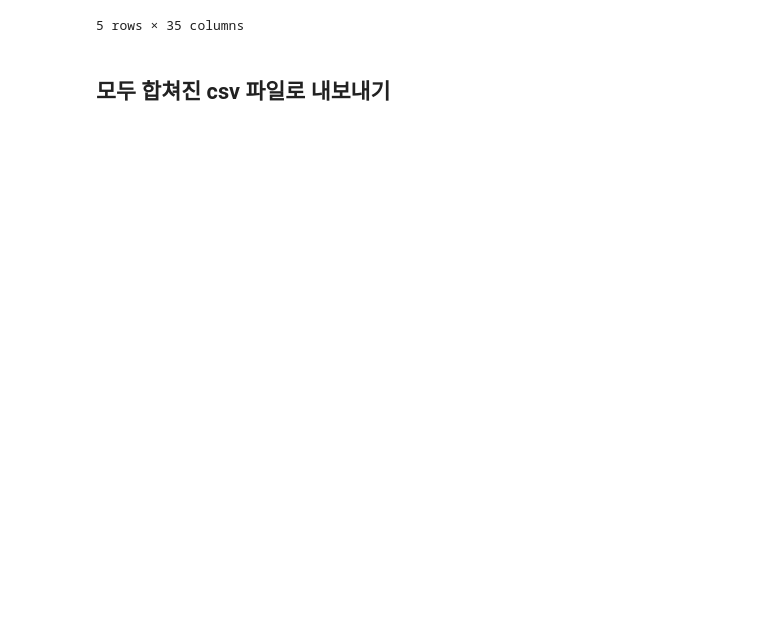
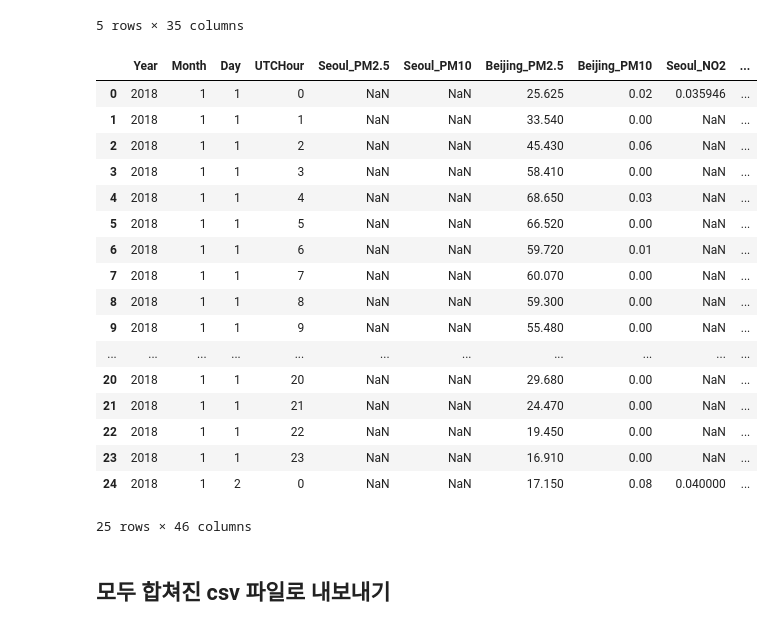
Before and after one commit to SeojinSeojin/aai2009, a Jupyter notebook: data/merge_data.ipynb, the cells around one changed output. Cells and saved outputs as stored; diff of their text form; code cells hidden in the pictures; blank space fills up the shorter version.

```diff
--- a/data/merge_data.ipynb
+++ b/data/merge_data.ipynb
@@ -218,5 +238,26 @@ th_data_all['UTCHour'] = 0 # 일별 단위이므로 시간은 일단 0으로 밀
 th_data_all = th_data_all.drop('date', axis=1)
 # %%
 df = pd.merge(df, th_data_all, on=['Year', 'Month', 'Day', 'UTCHour'], how='left')
+# %%
+df.head(25)
+# %% [output]
+|  | Year | Month | Day | UTCHour | Seoul_PM2.5 | Seoul_PM10 | Beijing_PM2.5 | Beijing_PM10 | Seoul_NO2 | ... |
+| 0 | 2018 | 1 | 1 | 0 | NaN | NaN | 25.625 | 0.02 | 0.035946 | ... |
+| 1 | 2018 | 1 | 1 | 1 | NaN | NaN | 33.540 | 0.00 | NaN | ... |
+| 2 | 2018 | 1 | 1 | 2 | NaN | NaN | 45.430 | 0.06 | NaN | ... |
+| 3 | 2018 | 1 | 1 | 3 | NaN | NaN | 58.410 | 0.00 | NaN | ... |
+| 4 | 2018 | 1 | 1 | 4 | NaN | NaN | 68.650 | 0.03 | NaN | ... |
+| 5 | 2018 | 1 | 1 | 5 | NaN | NaN | 66.520 | 0.00 | NaN | ... |
+| 6 | 2018 | 1 | 1 | 6 | NaN | NaN | 59.720 | 0.01 | NaN | ... |
+| 7 | 2018 | 1 | 1 | 7 | NaN | NaN | 60.070 | 0.00 | NaN | ... |
+| 8 | 2018 | 1 | 1 | 8 | NaN | NaN | 59.300 | 0.00 | NaN | ... |
+| 9 | 2018 | 1 | 1 | 9 | NaN | NaN | 55.480 | 0.00 | NaN | ... |
+| ... | ... | ... | ... | ... | ... | ... | ... | ... | ... | ... |
+| 20 | 2018 | 1 | 1 | 20 | NaN | NaN | 29.680 | 0.00 | NaN | ... |
+| 21 | 2018 | 1 | 1 | 21 | NaN | NaN | 24.470 | 0.00 | NaN | ... |
+| 22 | 2018 | 1 | 1 | 22 | NaN | NaN | 19.450 | 0.00 | NaN | ... |
+| 23 | 2018 | 1 | 1 | 23 | NaN | NaN | 16.910 | 0.00 | NaN | ... |
+| 24 | 2018 | 1 | 2 | 0 | NaN | NaN | 17.150 | 0.08 | 0.040000 | ... |
+25 rows × 46 columns
 # %% [markdown]
 ## 모두 합쳐진 csv 파일로 내보내기
```
Also changed, not shown: parts of 6 cells of this notebook, 1 other file.
